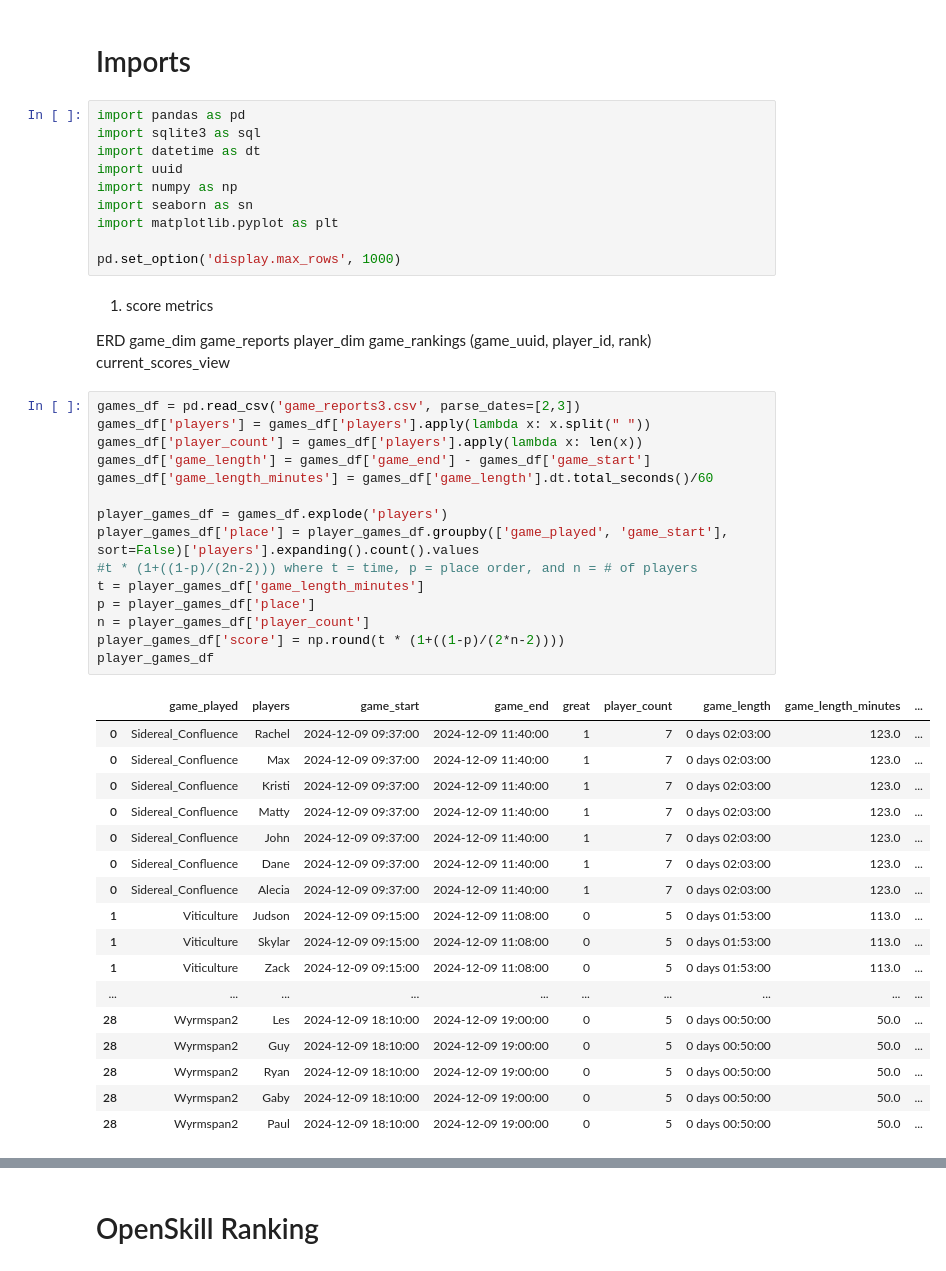
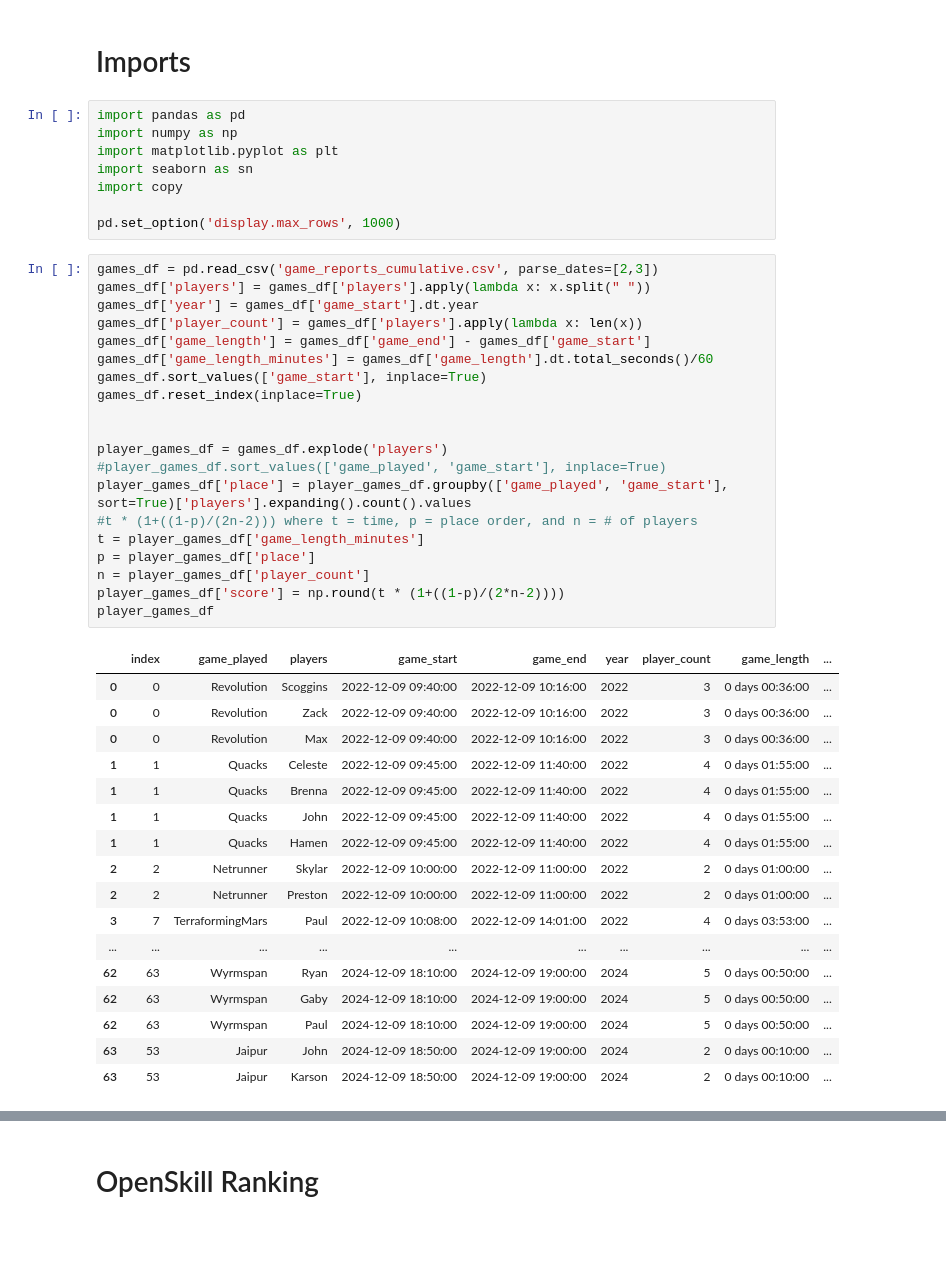
Before and after one commit to skylarenglish/boardgame-monitor, a Jupyter notebook: rankings.ipynb, the cells around one changed output, grey strips where cells are left out. Saved outputs shown, nothing was run; the diff lists cells and outputs as text; blank space fills up the shorter version.

```diff
--- a/rankings.ipynb
+++ b/rankings.ipynb
@@ -2,56 +2,50 @@
 # Imports
 # %%
 import pandas as pd
-import sqlite3 as sql
-import datetime as dt
-import uuid
 import numpy as np
+import matplotlib.pyplot as plt
 import seaborn as sn
-import matplotlib.pyplot as plt
+import copy
 
 pd.set_option('display.max_rows', 1000)
-# %% [markdown]
-1. score metrics
-
-ERD
-game_dim
-game_reports
-player_dim
-game_rankings (game_uuid, player_id, rank)
-current_scores_view
 # %%
-games_df = pd.read_csv('game_reports3.csv', parse_dates=[2,3])
+games_df = pd.read_csv('game_reports_cumulative.csv', parse_dates=[2,3])
 games_df['players'] = games_df['players'].apply(lambda x: x.split(" "))
+games_df['year'] = games_df['game_start'].dt.year
 games_df['player_count'] = games_df['players'].apply(lambda x: len(x))
 games_df['game_length'] = games_df['game_end'] - games_df['game_start']
 games_df['game_length_minutes'] = games_df['game_length'].dt.total_seconds()/60
+games_df.sort_values(['game_start'], inplace=True)
+games_df.reset_index(inplace=True)
+
 
 player_games_df = games_df.explode('players')
-player_games_df['place'] = player_games_df.groupby(['game_played', 'game_start'], sort=False)['players'].expanding().count().values
+#player_games_df.sort_values(['game_played', 'game_start'], inplace=True)
+player_games_df['place'] = player_games_df.groupby(['game_played', 'game_start'], sort=True)['players'].expanding().count().values
 #t * (1+((1-p)/(2n-2))) where t = time, p = place order, and n = # of players
 t = player_games_df['game_length_minutes']
 p = player_games_df['place']
 n = player_games_df['player_count']
 player_games_df['score'] = np.round(t * (1+((1-p)/(2*n-2))))
 player_games_df
 # %% [output]
-|  | game_played | players | game_start | game_end | great | player_count | game_length | game_length_minutes | ... |
-| 0 | Sidereal_Confluence | Rachel | 2024-12-09 09:37:00 | 2024-12-09 11:40:00 | 1 | 7 | 0 days 02:03:00 | 123.0 | ... |
-| 0 | Sidereal_Confluence | Max | 2024-12-09 09:37:00 | 2024-12-09 11:40:00 | 1 | 7 | 0 days 02:03:00 | 123.0 | ... |
-| 0 | Sidereal_Confluence | Kristi | 2024-12-09 09:37:00 | 2024-12-09 11:40:00 | 1 | 7 | 0 days 02:03:00 | 123.0 | ... |
-| 0 | Sidereal_Confluence | Matty | 2024-12-09 09:37:00 | 2024-12-09 11:40:00 | 1 | 7 | 0 days 02:03:00 | 123.0 | ... |
-| 0 | Sidereal_Confluence | John | 2024-12-09 09:37:00 | 2024-12-09 11:40:00 | 1 | 7 | 0 days 02:03:00 | 123.0 | ... |
-| 0 | Sidereal_Confluence | Dane | 2024-12-09 09:37:00 | 2024-12-09 11:40:00 | 1 | 7 | 0 days 02:03:00 | 123.0 | ... |
-| 0 | Sidereal_Confluence | Alecia | 2024-12-09 09:37:00 | 2024-12-09 11:40:00 | 1 | 7 | 0 days 02:03:00 | 123.0 | ... |
-| 1 | Viticulture | Judson | 2024-12-09 09:15:00 | 2024-12-09 11:08:00 | 0 | 5 | 0 days 01:53:00 | 113.0 | ... |
-| 1 | Viticulture | Skylar | 2024-12-09 09:15:00 | 2024-12-09 11:08:00 | 0 | 5 | 0 days 01:53:00 | 113.0 | ... |
-| 1 | Viticulture | Zack | 2024-12-09 09:15:00 | 2024-12-09 11:08:00 | 0 | 5 | 0 days 01:53:00 | 113.0 | ... |
+|  | index | game_played | players | game_start | game_end | year | player_count | game_length | ... |
+| 0 | 0 | Revolution | Scoggins | 2022-12-09 09:40:00 | 2022-12-09 10:16:00 | 2022 | 3 | 0 days 00:36:00 | ... |
+| 0 | 0 | Revolution | Zack | 2022-12-09 09:40:00 | 2022-12-09 10:16:00 | 2022 | 3 | 0 days 00:36:00 | ... |
+| 0 | 0 | Revolution | Max | 2022-12-09 09:40:00 | 2022-12-09 10:16:00 | 2022 | 3 | 0 days 00:36:00 | ... |
+| 1 | 1 | Quacks | Celeste | 2022-12-09 09:45:00 | 2022-12-09 11:40:00 | 2022 | 4 | 0 days 01:55:00 | ... |
+| 1 | 1 | Quacks | Brenna | 2022-12-09 09:45:00 | 2022-12-09 11:40:00 | 2022 | 4 | 0 days 01:55:00 | ... |
+| 1 | 1 | Quacks | John | 2022-12-09 09:45:00 | 2022-12-09 11:40:00 | 2022 | 4 | 0 days 01:55:00 | ... |
+| 1 | 1 | Quacks | Hamen | 2022-12-09 09:45:00 | 2022-12-09 11:40:00 | 2022 | 4 | 0 days 01:55:00 | ... |
+| 2 | 2 | Netrunner | Skylar | 2022-12-09 10:00:00 | 2022-12-09 11:00:00 | 2022 | 2 | 0 days 01:00:00 | ... |
+| 2 | 2 | Netrunner | Preston | 2022-12-09 10:00:00 | 2022-12-09 11:00:00 | 2022 | 2 | 0 days 01:00:00 | ... |
+| 3 | 7 | TerraformingMars | Paul | 2022-12-09 10:08:00 | 2022-12-09 14:01:00 | 2022 | 4 | 0 days 03:53:00 | ... |
 | ... | ... | ... | ... | ... | ... | ... | ... | ... | ... |
-| 28 | Wyrmspan2 | Les | 2024-12-09 18:10:00 | 2024-12-09 19:00:00 | 0 | 5 | 0 days 00:50:00 | 50.0 | ... |
-| 28 | Wyrmspan2 | Guy | 2024-12-09 18:10:00 | 2024-12-09 19:00:00 | 0 | 5 | 0 days 00:50:00 | 50.0 | ... |
-| 28 | Wyrmspan2 | Ryan | 2024-12-09 18:10:00 | 2024-12-09 19:00:00 | 0 | 5 | 0 days 00:50:00 | 50.0 | ... |
-| 28 | Wyrmspan2 | Gaby | 2024-12-09 18:10:00 | 2024-12-09 19:00:00 | 0 | 5 | 0 days 00:50:00 | 50.0 | ... |
-| 28 | Wyrmspan2 | Paul | 2024-12-09 18:10:00 | 2024-12-09 19:00:00 | 0 | 5 | 0 days 00:50:00 | 50.0 | ... |
+| 62 | 63 | Wyrmspan | Ryan | 2024-12-09 18:10:00 | 2024-12-09 19:00:00 | 2024 | 5 | 0 days 00:50:00 | ... |
+| 62 | 63 | Wyrmspan | Gaby | 2024-12-09 18:10:00 | 2024-12-09 19:00:00 | 2024 | 5 | 0 days 00:50:00 | ... |
+| 62 | 63 | Wyrmspan | Paul | 2024-12-09 18:10:00 | 2024-12-09 19:00:00 | 2024 | 5 | 0 days 00:50:00 | ... |
+| 63 | 53 | Jaipur | John | 2024-12-09 18:50:00 | 2024-12-09 19:00:00 | 2024 | 2 | 0 days 00:10:00 | ... |
+| 63 | 53 | Jaipur | Karson | 2024-12-09 18:50:00 | 2024-12-09 19:00:00 | 2024 | 2 | 0 days 00:10:00 | ... |
 # %%
 player_games_df.groupby('players')['score'].sum()
 # %% [output]
```
Also changed, not shown: parts of 32 cells of this notebook, 1 other file.
